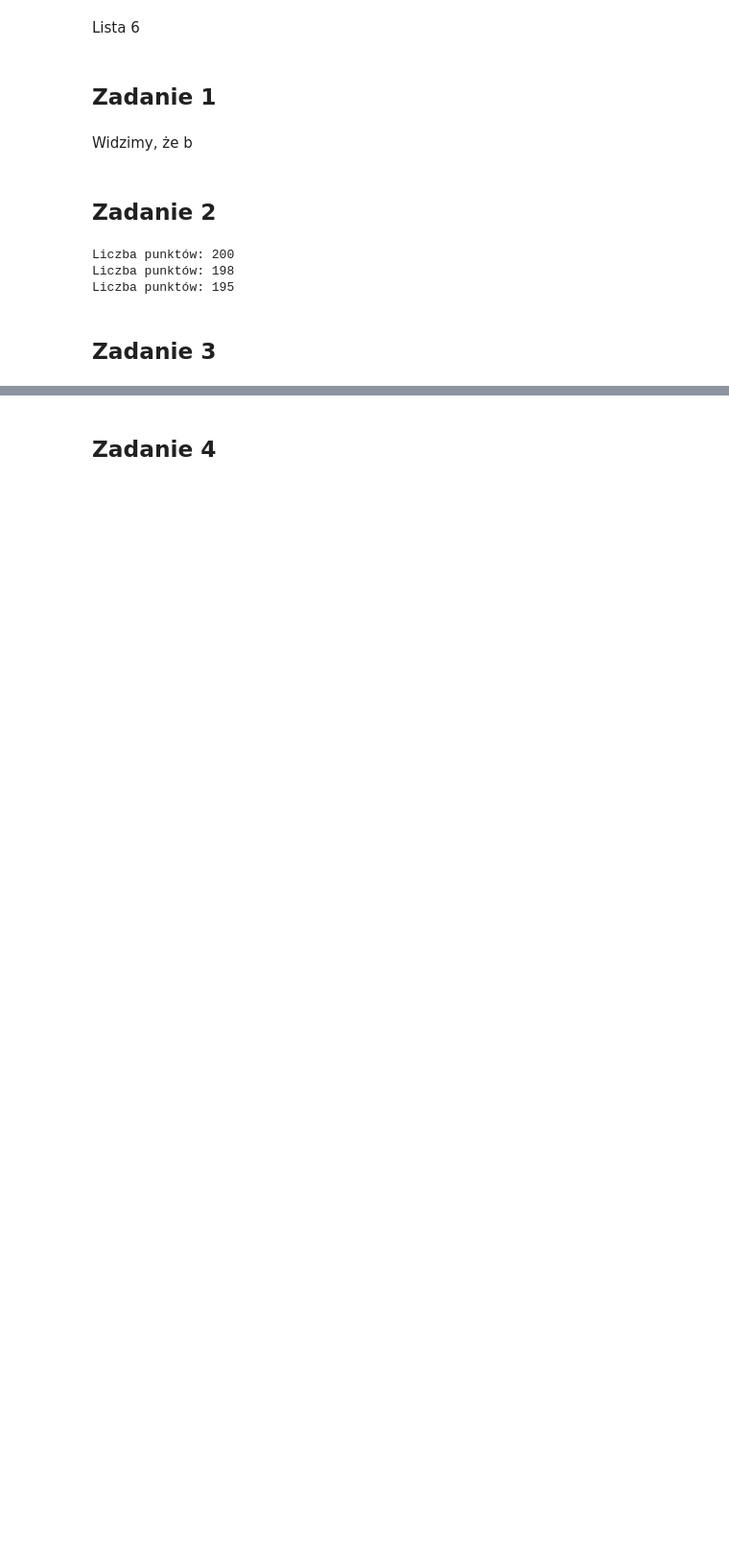
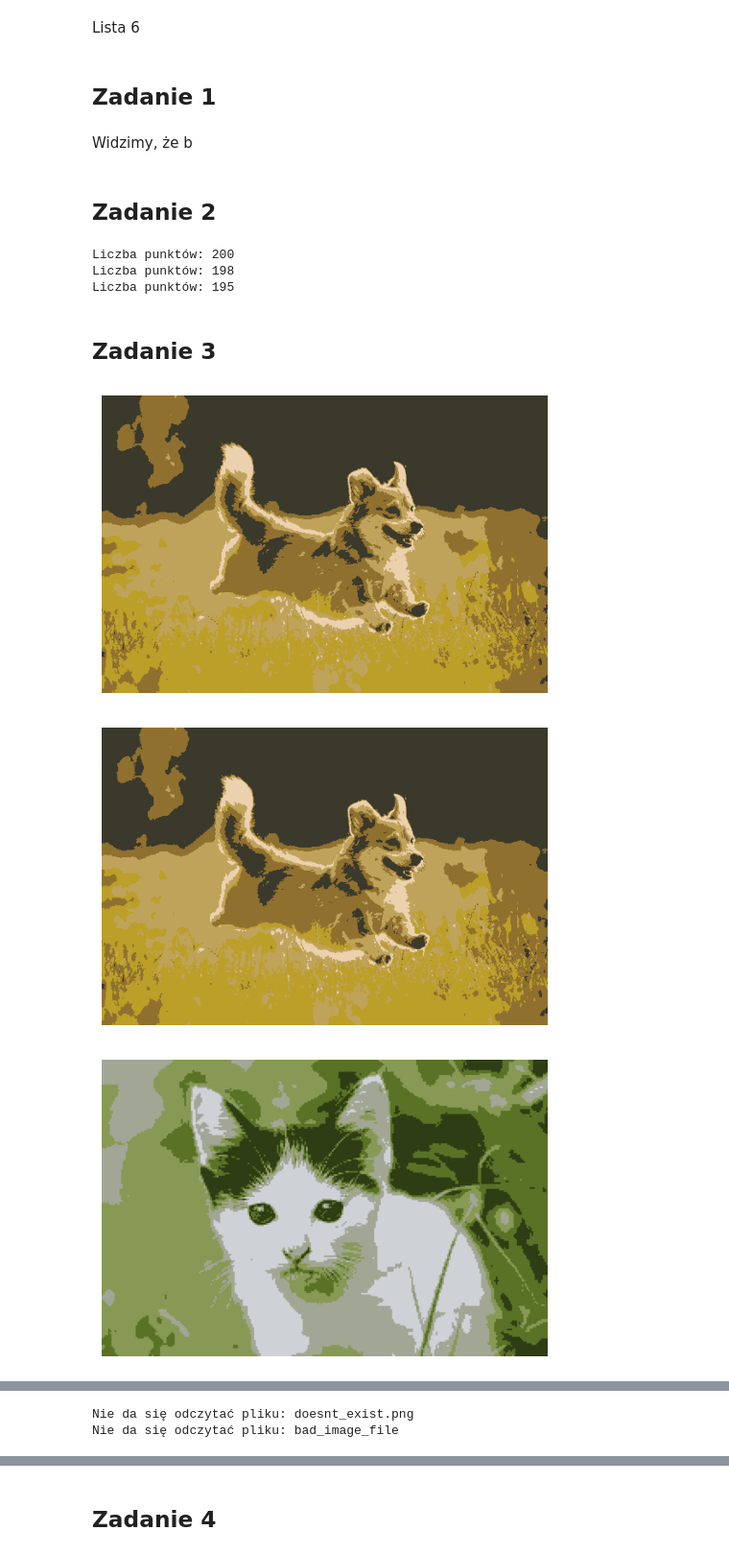
Before and after one commit to Owczany/Semestr-5, a Jupyter notebook: uczenie_maszynowe/lista_6/zadanie.ipynb, the cells around one changed output, grey strips where cells are left out. Shown at 96% size. Cells and saved outputs as stored; diff of their text form; code cells hidden in the pictures; blank space fills up the shorter version.

```diff
--- a/uczenie_maszynowe/lista_6/zadanie.ipynb
+++ b/uczenie_maszynowe/lista_6/zadanie.ipynb
@@ -158,7 +158,59 @@ for model_name in models:
 # %%
 from PIL import Image
 import numpy as np
 from sklearn.cluster import KMeans
+import matplotlib.pyplot as plt
 
-with Image.open('simple_image.png').convert('RGB') as img:
-    pass
+K = 5
+
+def compress_image(image_name):
+    with Image.open(image_name).convert('RGB') as img:
+        pixels = np.array(img)
+        flat_pixels = pixels.reshape(-1, 3)
+        unique_colors = np.unique(flat_pixels, axis=0)
+
+        kmeans = KMeans(n_clusters=K, random_state=67)
+        kmeans.fit(unique_colors)
+        flat_pixels_cluster = kmeans.predict(flat_pixels)
+
+        for i in range(K):
+            idx = np.where(flat_pixels_cluster == i)[0]
+            cluster_pixels = flat_pixels[idx]
+            mean_color = cluster_pixels.mean(axis=0).astype(np.uint8)
+            flat_pixels[idx] = mean_color
+
+        new_pixels = flat_pixels.reshape(pixels.shape)
+        return new_pixels
+
+def save_image(img_pixels, image_name):
+    result = Image.fromarray(img_pixels)
+    result.save(f"{image_name.split('.')[0]}_compressed.png")
+
+def show_image(img_pixels):
+    plt.figure(figsize=(6, 6))
+    plt.imshow(img_pixels)
+    plt.axis('off')
+    plt.show()
+
+IMAGES = [
+    'dog.jpg',
+    'dog.jpg',
+    'cat.jpg',
+    'cat_2.jpg',
+    'doesnt_exist.png',
+    'bad_image_file',
+    'my.jpg',
+    # 'julcia.jpg'
+]
+
+for i, image_name in enumerate(IMAGES):
+    try:
+        img_pixels = compress_image(image_name)
+        show_image(img_pixels)
+        save_image(img_pixels, image_name)
+    except:
+        print(f'Nie da się odczytać pliku: {image_name}')
+# %% [output]
+[figure, added]
+[figure, added]
+[figure, added]
@@ -164,0 +218,2 @@ with Image.open('simple_image.png').convert('RGB') as img:
+Nie da się odczytać pliku: doesnt_exist.png
+Nie da się odczytać pliku: bad_image_file
```
Also changed, not shown: parts of 3 cells of this notebook, 11 other files.
